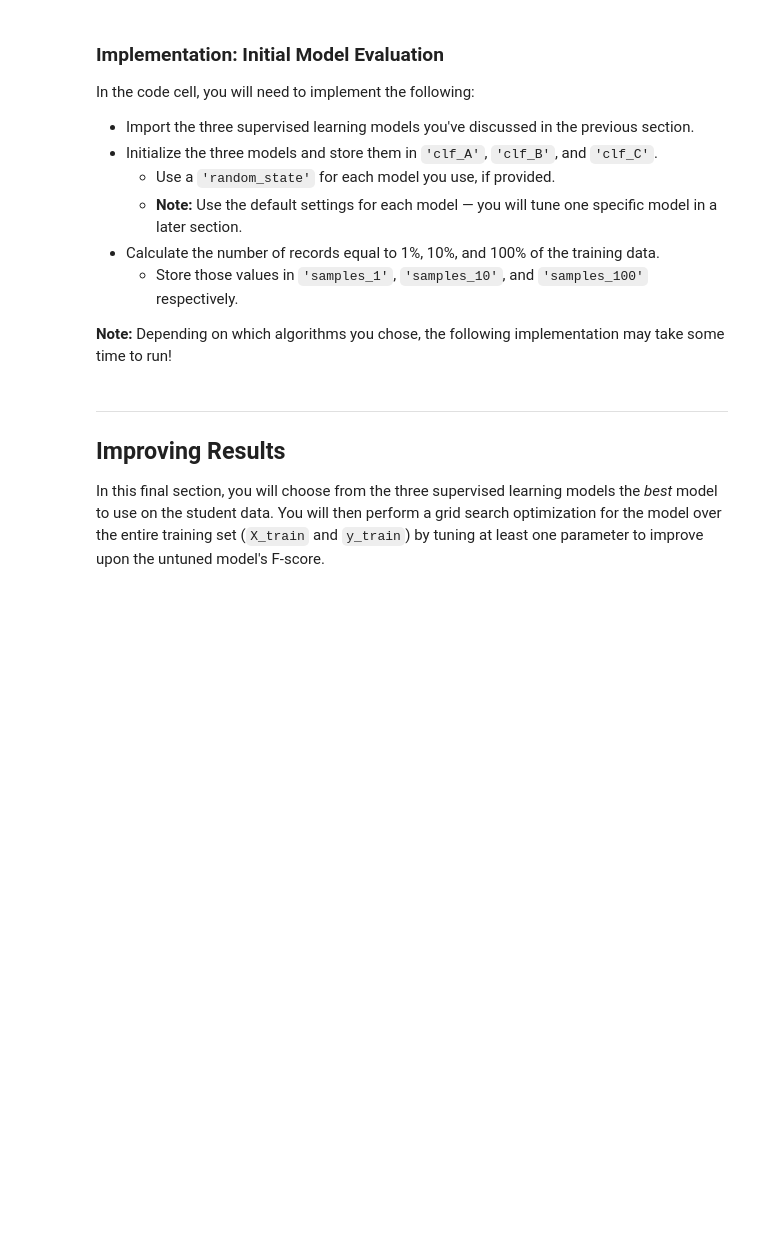
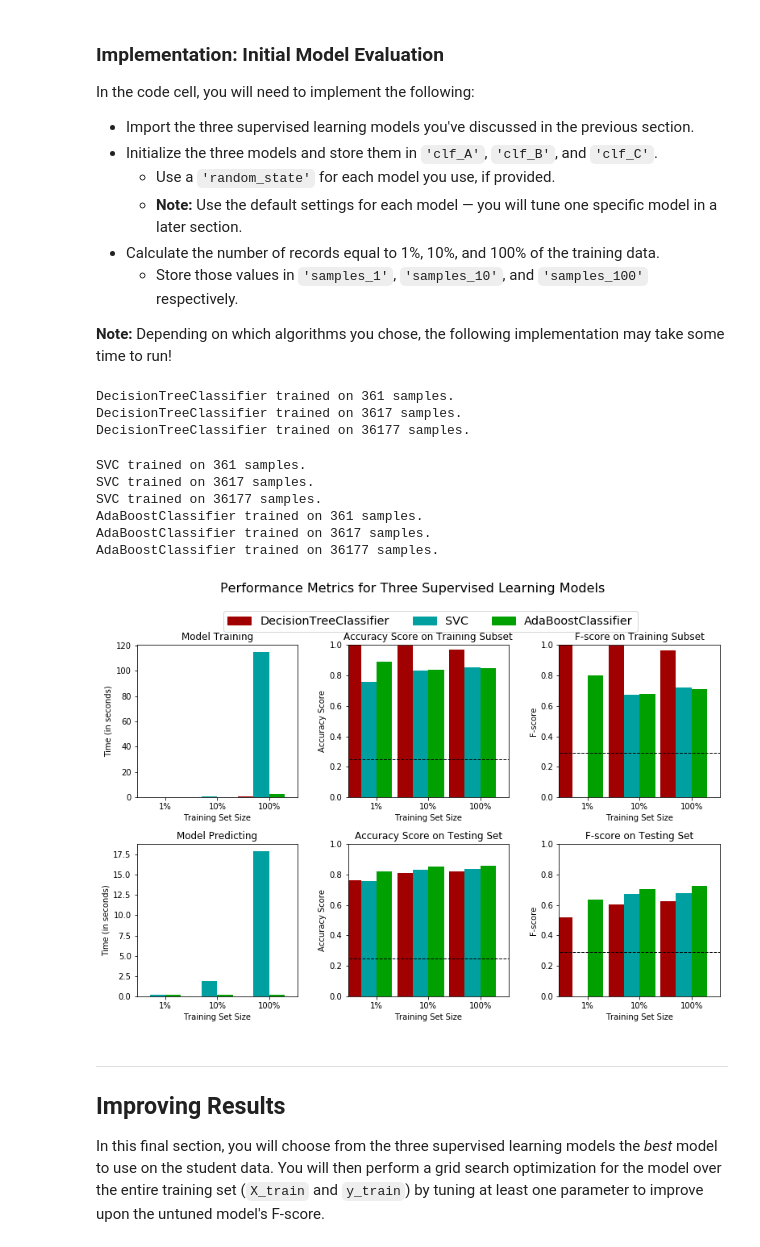
Before and after one commit to R-aryan/Finding-Donors, a Jupyter notebook: finding_donors.ipynb, the cells around one changed output. Cells and saved outputs as stored; diff of their text form; code cells hidden in the pictures; blank space fills up the shorter version.

```diff
--- a/finding_donors.ipynb
+++ b/finding_donors.ipynb
@@ -357,31 +357,46 @@ In the code cell, you will need to implement the following:
 **Note:** Depending on which algorithms you chose, the following implementation may take some time to run!
 # %%
 # TODO: Import the three supervised learning models from sklearn
+from sklearn import tree
+from sklearn.svm import SVC
+from sklearn.ensemble import AdaBoostClassifier
+from sklearn.neighbors import KNeighborsClassifier
 
 # TODO: Initialize the three models
-clf_A = None
-clf_B = None
-clf_C = None
+clf_A = tree.DecisionTreeClassifier(random_state=1)
+clf_B = SVC(random_state=1)
+clf_C = AdaBoostClassifier(random_state=1)
 
 # TODO: Calculate the number of samples for 1%, 10%, and 100% of the training data
 # HINT: samples_100 is the entire training set i.e. len(y_train)
 # HINT: samples_10 is 10% of samples_100 (ensure to set the count of the values to be `int` and not `float`)
 # HINT: samples_1 is 1% of samples_100 (ensure to set the count of the values to be `int` and not `float`)
-samples_100 = None
-samples_10 = None
-samples_1 = None
+samples_100 = len(X_train)
+samples_10 = int(len(X_train)/10)
+samples_1 = int(len(X_train)/100)
 
 # Collect results on the learners
 results = {}
 for clf in [clf_A, clf_B, clf_C]:
     clf_name = clf.__class__.__name__
     results[clf_name] = {}
     for i, samples in enumerate([samples_1, samples_10, samples_100]):
         results[clf_name][i] = \
         train_predict(clf, samples, X_train, y_train, X_test, y_test)
 
 # Run metrics visualization for the three supervised learning models chosen
 vs.evaluate(results, accuracy, fscore)
+# %% [output]
+DecisionTreeClassifier trained on 361 samples.
+DecisionTreeClassifier trained on 3617 samples.
+DecisionTreeClassifier trained on 36177 samples.
+SVC trained on 361 samples.
+SVC trained on 3617 samples.
+SVC trained on 36177 samples.
+AdaBoostClassifier trained on 361 samples.
+AdaBoostClassifier trained on 3617 samples.
+AdaBoostClassifier trained on 36177 samples.
+[figure, added]
 # %% [markdown]
 ----
 ## Improving Results
```
Also changed, not shown: parts of 3 cells of this notebook.
